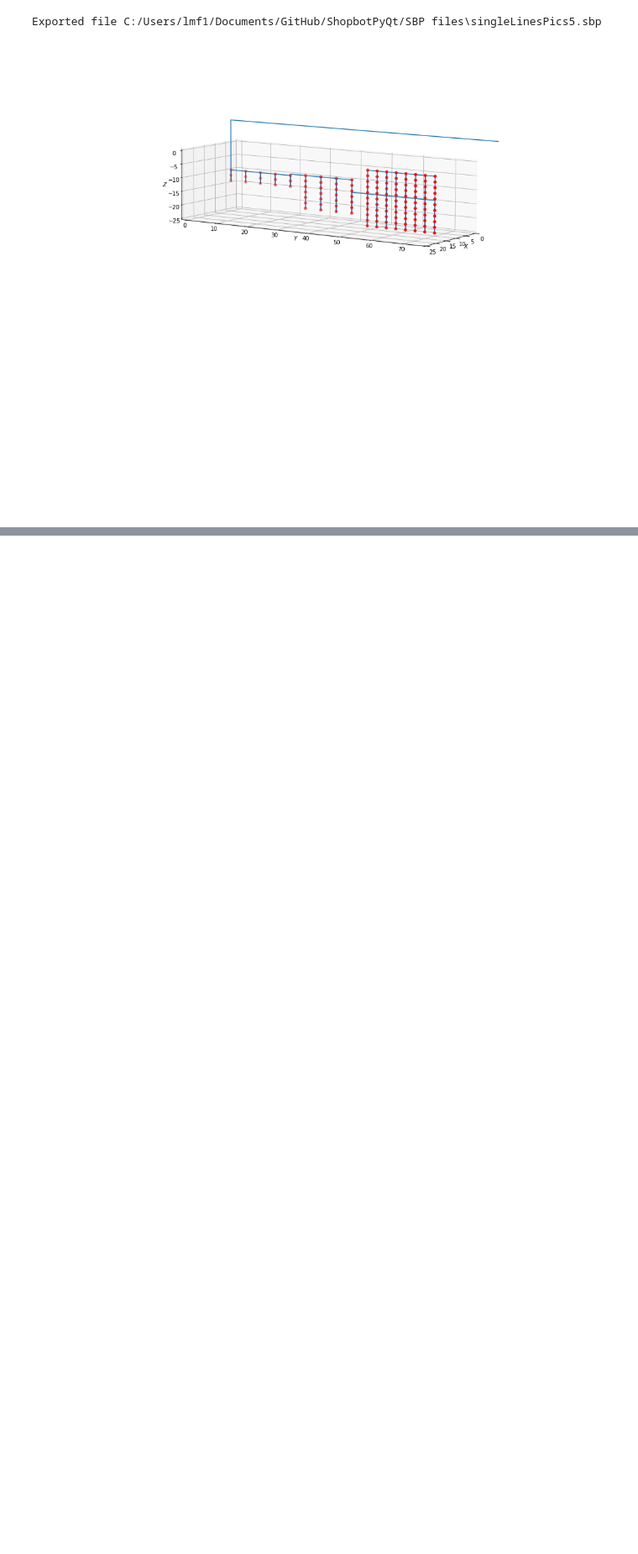
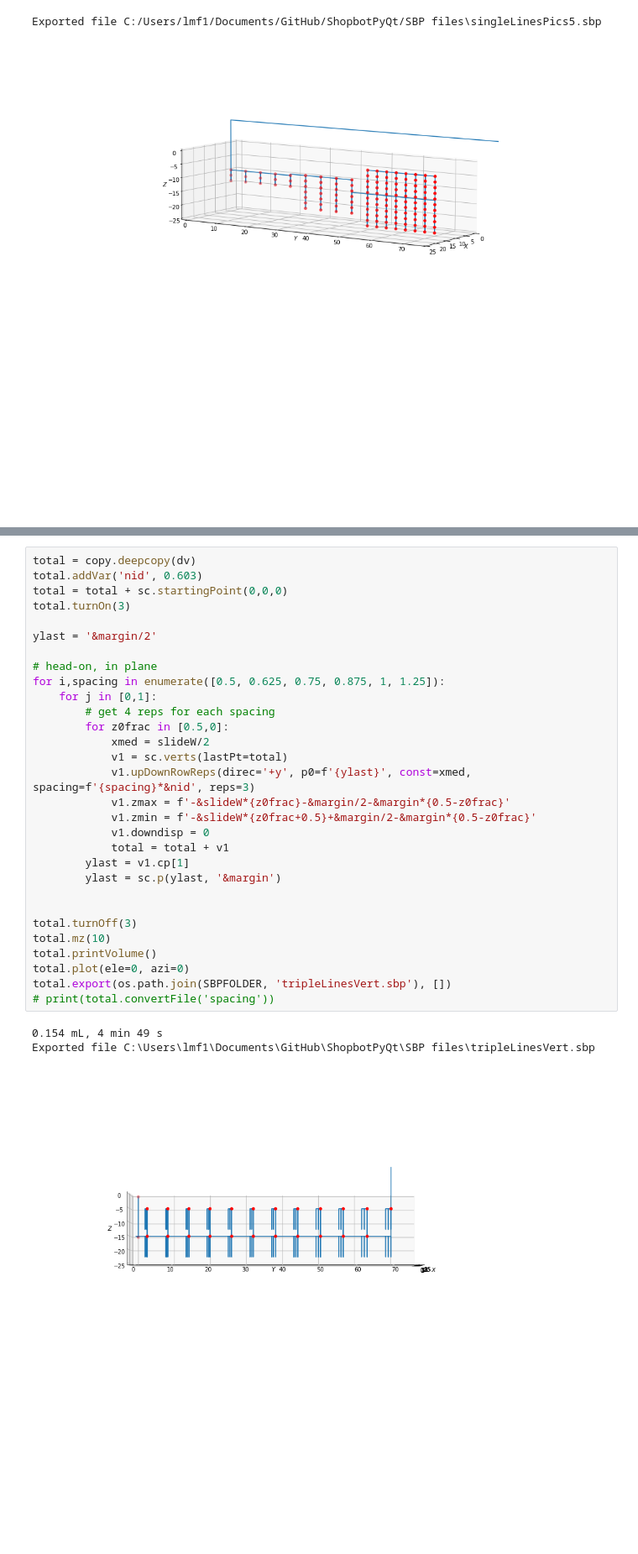
Before and after one commit to usnistgov/ShopbotPyQt, a Jupyter notebook: SBP files/sbpcreator.ipynb, the cells around one changed output, grey strips where cells are left out. Shown at 84% size. Cells and saved outputs as stored; diff of their text form; blank space fills up the shorter version.

```diff
--- a/SBP files/sbpcreator.ipynb
+++ b/SBP files/sbpcreator.ipynb
@@ -504,0 +576,34 @@ Exported file C:/Users/lmf1/Documents/GitHub/ShopbotPyQt/SBP files\singleLinesPi
+# %%
+total = copy.deepcopy(dv)
+total.addVar('nid', 0.603)
+total = total + sc.startingPoint(0,0,0)
+total.turnOn(3)
+
+ylast = '&margin/2'
+
+# head-on, in plane
+for i,spacing in enumerate([0.5, 0.625, 0.75, 0.875, 1, 1.25]):
+    for j in [0,1]:
+        # get 4 reps for each spacing
+        for z0frac in [0.5,0]:
+            xmed = slideW/2
+            v1 = sc.verts(lastPt=total)
+            v1.upDownRowReps(direc='+y', p0=f'{ylast}', const=xmed, spacing=f'{spacing}*&nid', reps=3)
+            v1.zmax = f'-&slideW*{z0frac}-&margin/2-&margin*{0.5-z0frac}'
+            v1.zmin = f'-&slideW*{z0frac+0.5}+&margin/2-&margin*{0.5-z0frac}'
+            v1.downdisp = 0
+            total = total + v1
+        ylast = v1.cp[1]
+        ylast = sc.p(ylast, '&margin')
+
+
+total.turnOff(3)
+total.mz(10)
+total.printVolume()
+total.plot(ele=0, azi=0)
+total.export(os.path.join(SBPFOLDER, 'tripleLinesVert.sbp'), [])
+# print(total.convertFile('spacing'))
+# %% [output]
+0.154 mL, 4 min 49 s
+Exported file C:\Users\lmf1\Documents\GitHub\ShopbotPyQt\SBP files\tripleLinesVert.sbp
+[figure, added]
```
Also changed, not shown: parts of 24 cells of this notebook, 55 other files.
